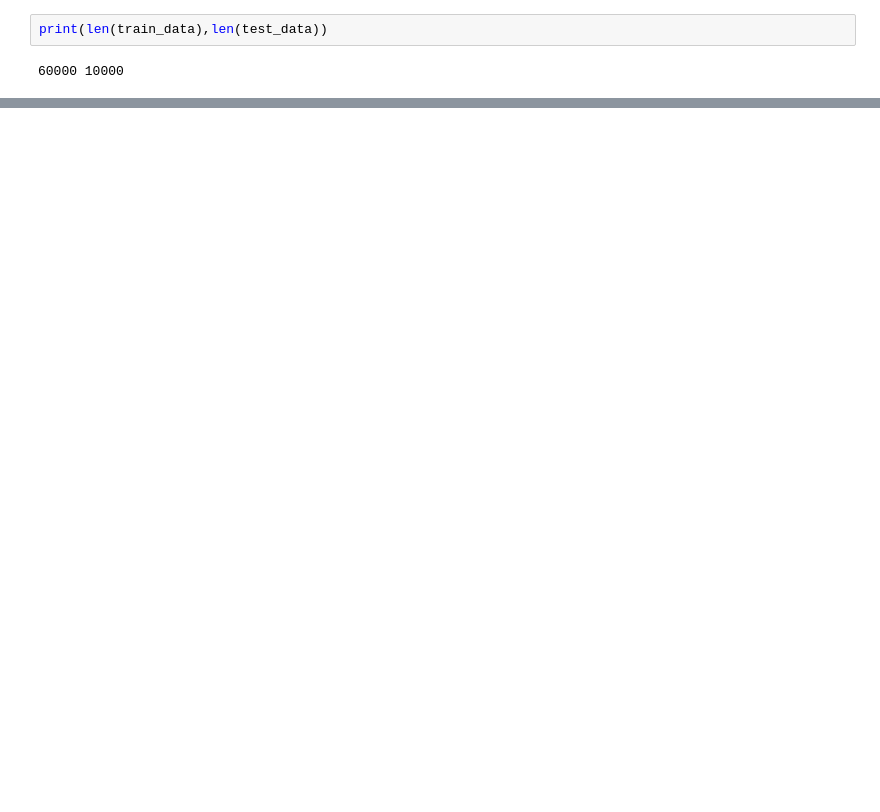
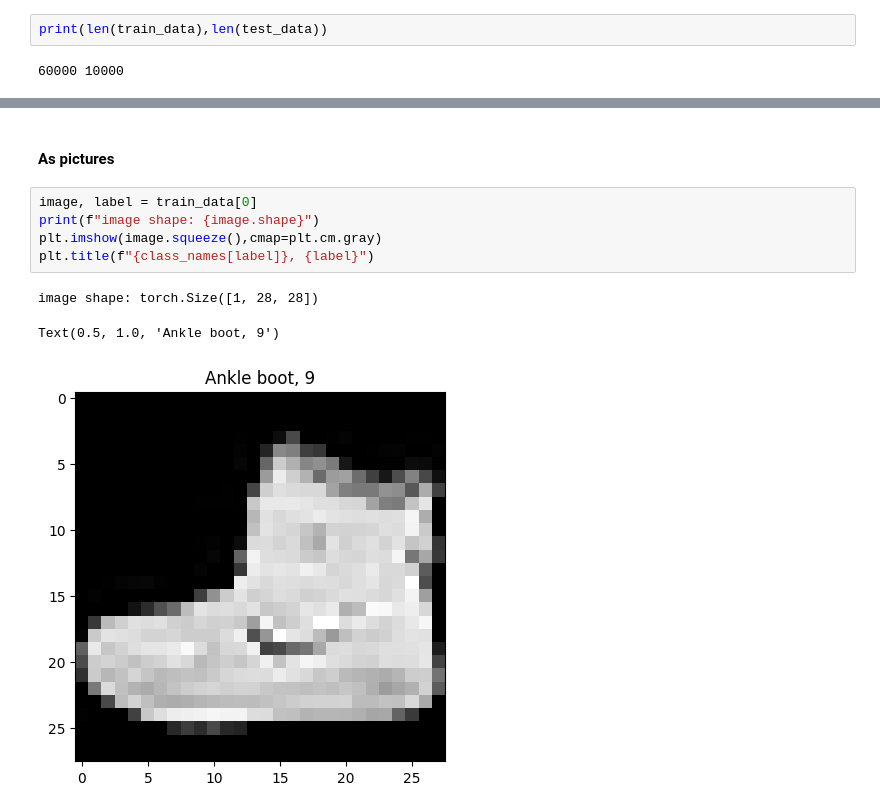
Before and after one commit to GGisMee/PyTorch, a Jupyter notebook: 03/computer_vision_0.ipynb, the cells around one changed output, grey strips where cells are left out. Cells and saved outputs as stored; diff of their text form; blank space fills up the shorter version.

```diff
--- a/03/computer_vision_0.ipynb
+++ b/03/computer_vision_0.ipynb
@@ -58,0 +94,11 @@ image.shape, #label
+# %% [markdown]
+#### As pictures
+# %%
+image, label = train_data[0]
+print(f"image shape: {image.shape}")
+plt.imshow(image.squeeze(),cmap=plt.cm.gray)
+plt.title(f"{class_names[label]}, {label}")
+# %% [output]
+image shape: torch.Size([1, 28, 28])
+Text(0.5, 1.0, 'Ankle boot, 9')
+[figure, added]
```
Also changed, not shown: parts of 25 cells of this notebook, 3 other files.
